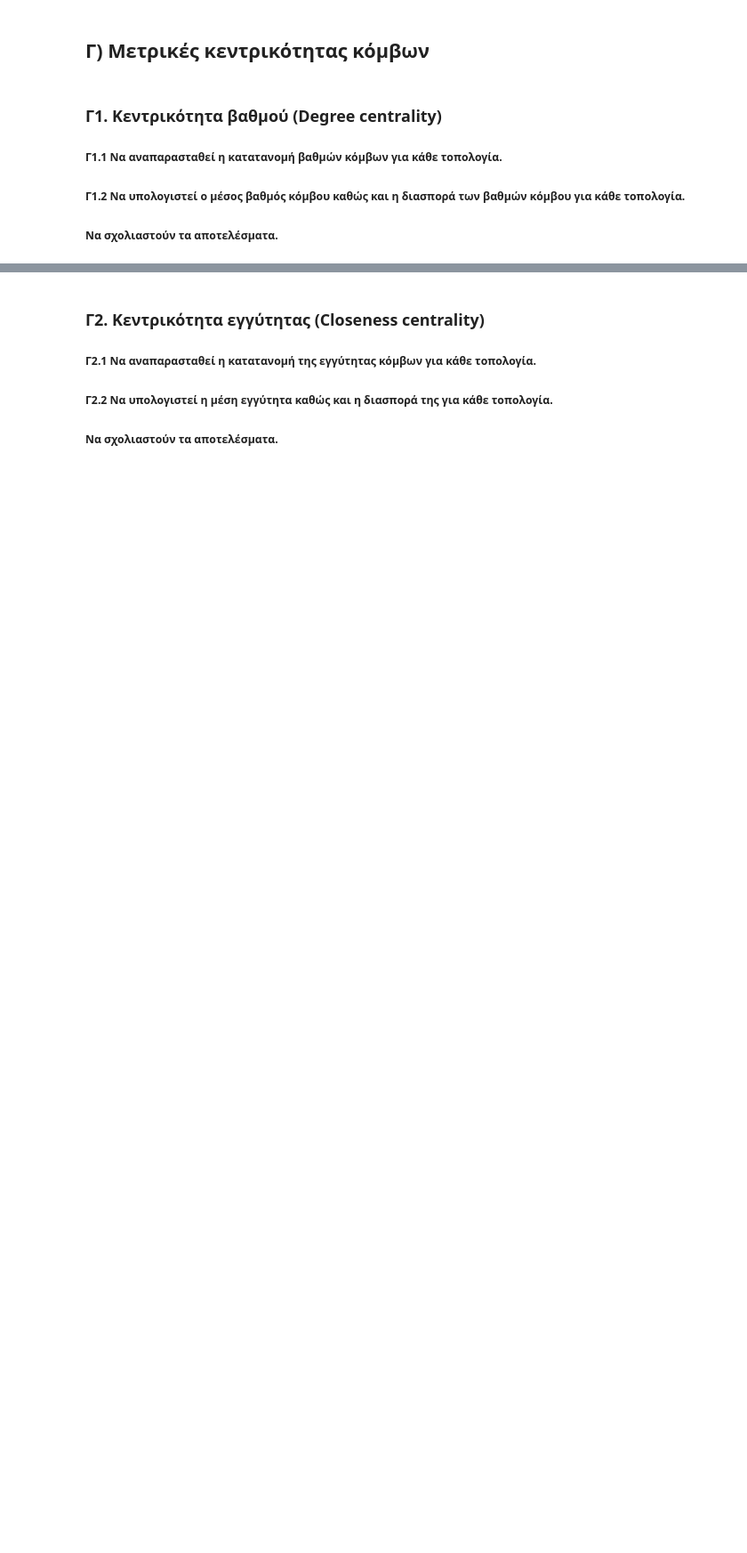
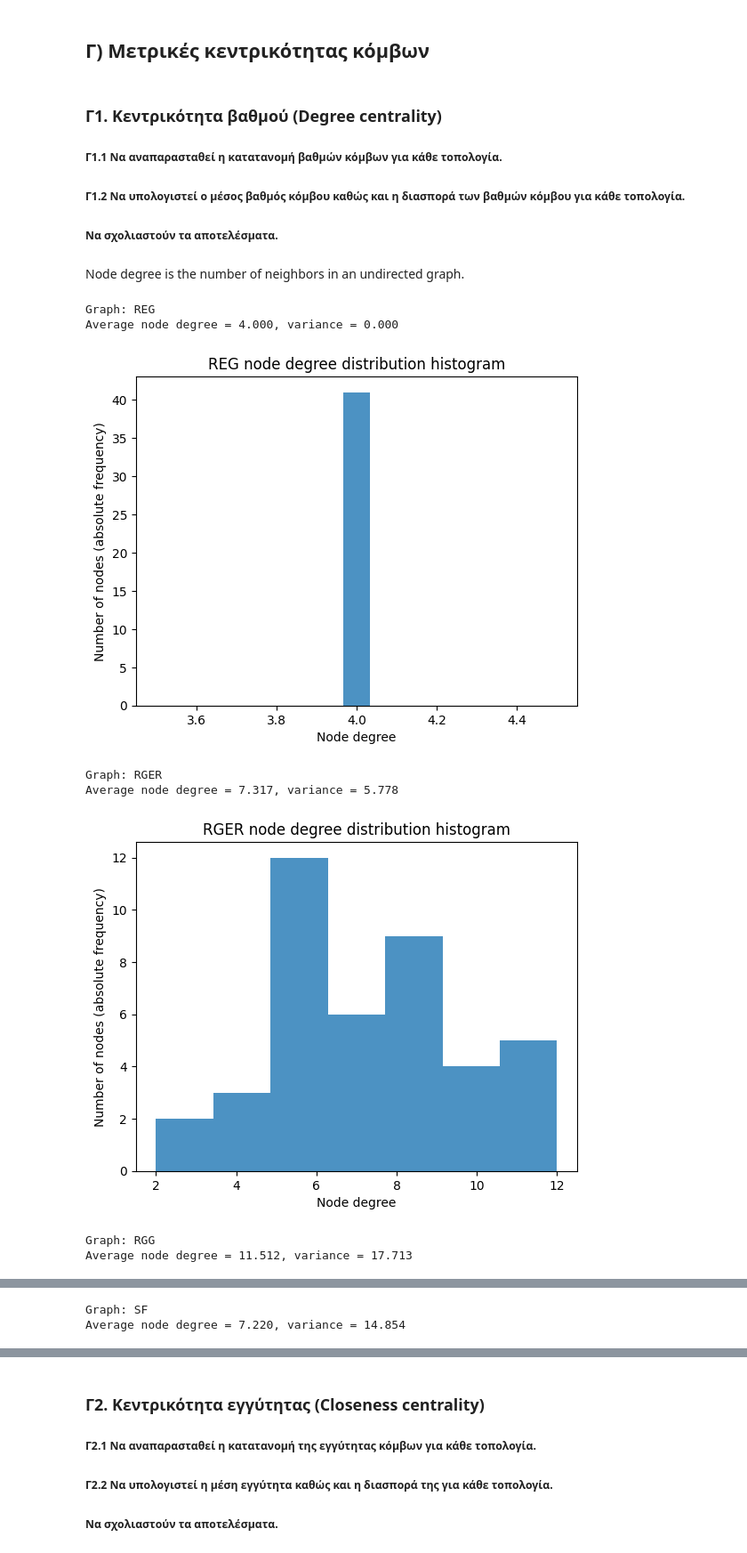
Before and after one commit to billdepo/Social-Networks-Analysis, a Jupyter notebook: lab1/lab1_student_version_Depastas.ipynb, the cells around one changed output, grey strips where cells are left out. Shown at 89% size. Cells and saved outputs as stored; diff of their text form; code cells hidden in the pictures; blank space fills up the shorter version.

```diff
--- a/lab1/lab1_student_version_Depastas.ipynb
+++ b/lab1/lab1_student_version_Depastas.ipynb
@@ -557,6 +602,55 @@ def find_center(G):
 ##### Γ1.1 Να αναπαρασταθεί η κατατανομή βαθμών κόμβων για κάθε τοπολογία.
 ##### Γ1.2 Να υπολογιστεί ο μέσος βαθμός κόμβου καθώς και η διασπορά των βαθμών κόμβου για κάθε τοπολογία.
 ##### Να σχολιαστούν τα αποτελέσματα.
-# %%
-def find_degree(G):
-    pass
+# %% [markdown]
+Node degree is the number of neighbors in an undirected graph.
+# %%
+def find_degree(G: nx.Graph, n_bins='auto', verbose=True, hist=True, shared_hist=False):
+    """
+    Default mode is verbose=True, hist=True that prints information on the clustering coefficients of the graph
+    and also returns them along with a histogram.
+    The 2nd mode is the shared_hist=True where nothing is returned and a common histogram plot can be created.
+    """
+    G_name: str = G.graph['name'] # name attribute of the nx.Graph object
+    n = nx.number_of_nodes(G) # nodes number
+
+    # histogram of node (local) clustering coefficients
+    node_degrees: list = [G.degree(node) for node in range(n)]
+    nodes_degrees_np: np.array = np.array(node_degrees)
+    avg_degree = np.mean(nodes_degrees_np)
+    var_degree = np.var(nodes_degrees_np)
+
+    # prints
+    if verbose:
+        print(f"Graph: {G_name}")  # show name of graph
+        print(f"Average node degree = {avg_degree:.3f}, variance = {var_degree:.3f}")
+
+    if hist:
+        plt.hist(node_degrees, bins=n_bins, label=G_name, alpha=0.8) # histogram of local node cc. Binning strategy 'auto' is the max of 'sturges' and 'fd' estimators providing good all around performance.
+        plt.title(f"Node degree distribution histogram")
+        plt.xlabel("Node degree")
+        plt.ylabel("Number of nodes (absolute frequency)")
+
+    if not shared_hist: # if in shared hist mode just create the shared histogram and don't return something
+        plt.title(f"{G_name} node degree distribution histogram")
+        return hist
+# %%
+graphs: tuple[nx.Graph] = (REG, RGER, RGG, SF, SW)
+graphs_names: list[str] = (G.graph['name'] for G in graphs)
+
+for graph in graphs:
+    plt.figure()
+    if graph == REG:
+        histogram_plot = find_degree(graph, n_bins=15) # for the REG graph use 15 bins instead of automatically defining them, otherwise a single bin is used by the 'auto' option set as default value in the function
+    else:
+        histogram_plot = find_degree(graph)
+    plt.show()
+# %% [output]
+Graph: REG
+Average node degree = 4.000, variance = 0.000
+[figure, added]
+Graph: RGER
+Average node degree = 7.317, variance = 5.778
+[figure, added]
+Graph: RGG
+Average node degree = 11.512, variance = 17.713
@@ -562,0 +658,2 @@ def find_degree(G):
+Graph: SF
+Average node degree = 7.220, variance = 14.854
```
Also changed, not shown: parts of 23 cells of this notebook, 1 other file.
